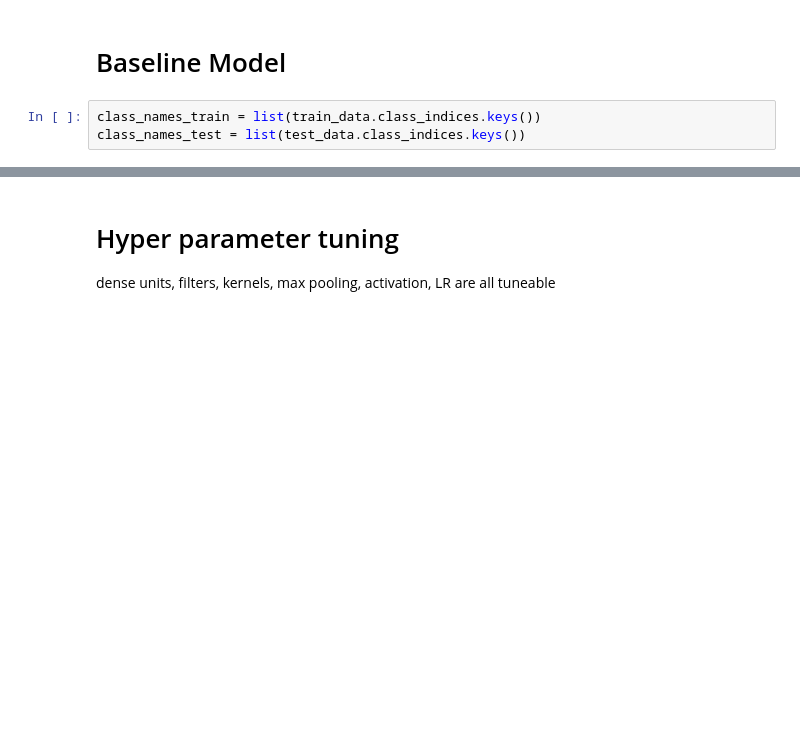
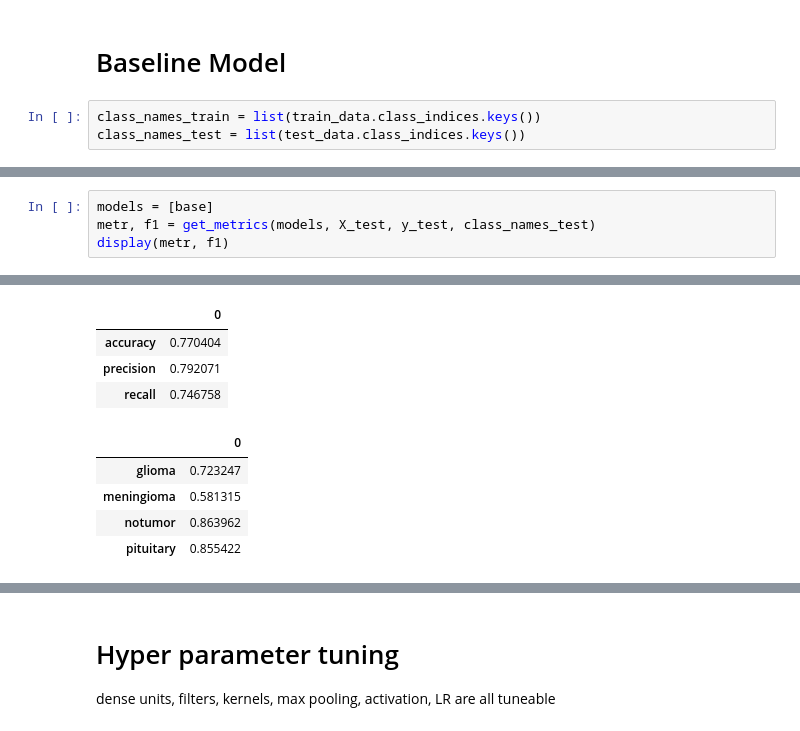
Before and after one commit to Tinus1424/braintumor, a Jupyter notebook: main_notebook.ipynb, the cells around one changed output, grey strips where cells are left out. Drawn from its saved outputs; the diff is of its cells as text; blank space fills up the shorter version.

Commit message:
made a function to extract f1 and metrics

```diff
--- a/main_notebook.ipynb
+++ b/main_notebook.ipynb
@@ -128,0 +129,5 @@ Epoch 10/10
+# %%
+models = [base]
+metr, f1 = get_metrics(models, X_test, y_test, class_names_test)
+display(metr, f1)
+# %% [output]
@@ -129,3 +135,12 @@ Epoch 10/10
+|  | 0 |
+| accuracy | 0.770404 |
+| precision | 0.792071 |
+| recall | 0.746758 |
+|  | 0 |
+| glioma | 0.723247 |
+| meningioma | 0.581315 |
+| notumor | 0.863962 |
+| pituitary | 0.855422 |
 # %%
 summarize_metric(history, "accuracy")
 summarize_metric(history, "loss")
```
Also changed, not shown: parts of 6 cells of this notebook, 1 other file.
